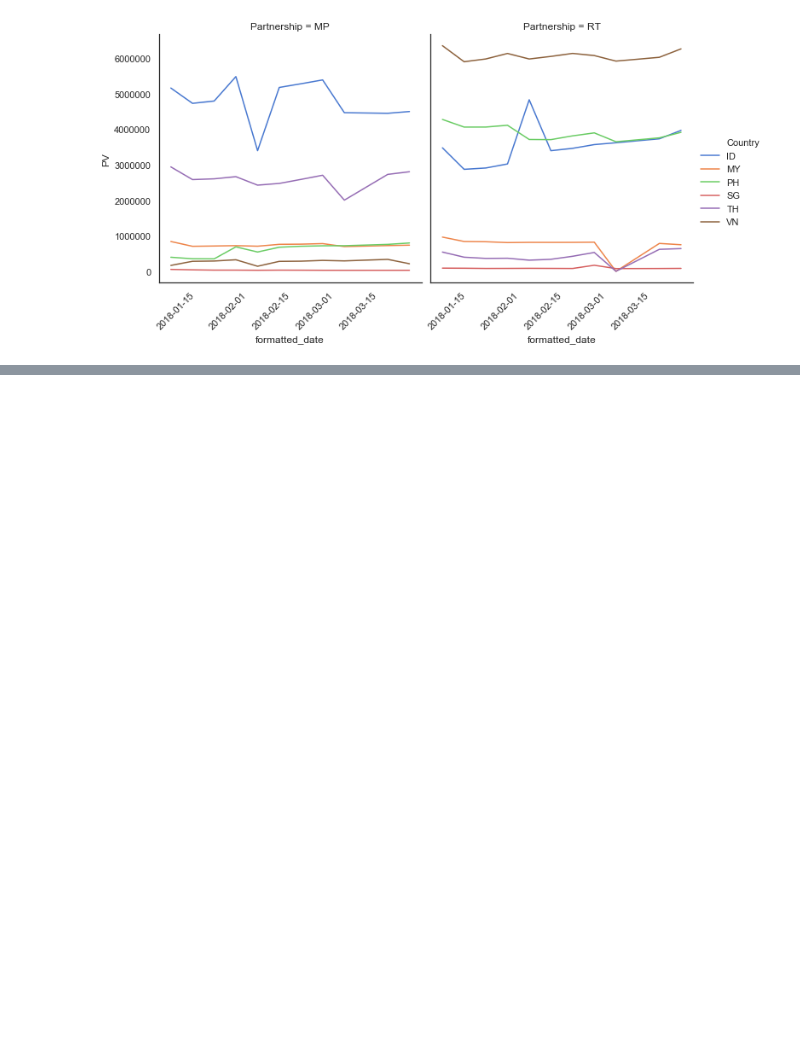
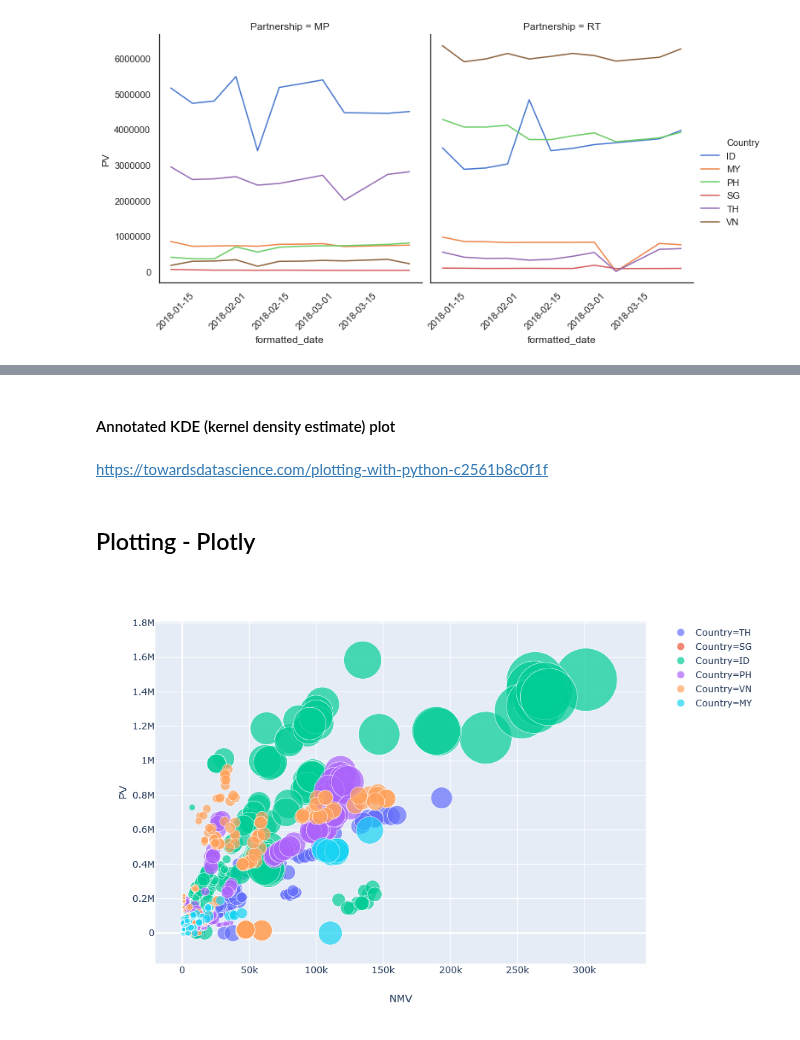
Before and after one commit to khzt2004/Python, a Jupyter notebook: Pandas_Notebook_Reference.ipynb, the cells around one changed output, grey strips where cells are left out. Cells and saved outputs as stored; diff of their text form; code cells hidden in the pictures; blank space fills up the shorter version.

```diff
--- a/Pandas_Notebook_Reference.ipynb
+++ b/Pandas_Notebook_Reference.ipynb
@@ -852,0 +866,22 @@ fig.set_xticklabels( rotation=45, ha='right')
+# %% [markdown]
+#### Annotated KDE (kernel density estimate) plot
+# %% [markdown]
+https://towardsdatascience.com/plotting-with-python-c2561b8c0f1f
+# %% [markdown]
+## Plotting - Plotly
+# %%
+import plotly.express as px
+
+fig = px.scatter(
+    data_frame=filter_df[filter_df['Year'] == 2018],
+    x="NMV",
+    y="PV",
+    size="Item",
+    color="Country",
+    hover_name="Category",
+    size_max=60
+)
+
+fig.show()
+# %% [output]
+[figure, added]
```
Also changed, not shown: parts of 3 cells of this notebook.
